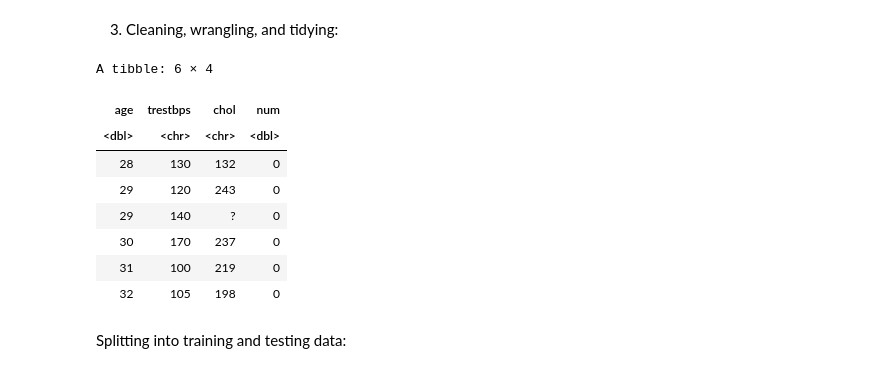
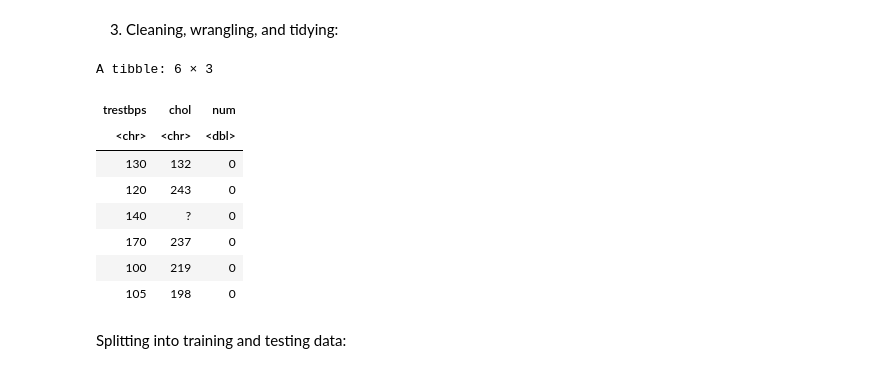
Before and after one commit to Tommy-Hu/dsci_100_heart_disease_project, a Jupyter notebook: Final Report.ipynb, the cells around one changed output. Saved outputs shown, nothing was run; the diff lists cells and outputs as text; code cells hidden in the pictures.

```diff
--- a/Final Report.ipynb
+++ b/Final Report.ipynb
@@ -95,19 +95,19 @@ Warning message:
 3. Cleaning, wrangling, and tidying:
 # %%
 tidy_data <- data |>
-    select(age, trestbps, chol, num)
+    select(trestbps, chol, num) # select only the two variables we want.
 
 head(tidy_data)
 # %% [output]
-A tibble: 6 × 4
+A tibble: 6 × 3
-| age | trestbps | chol | num |
-| <dbl> | <chr> | <chr> | <dbl> |
-| 28 | 130 | 132 | 0 |
-| 29 | 120 | 243 | 0 |
-| 29 | 140 | ? | 0 |
-| 30 | 170 | 237 | 0 |
-| 31 | 100 | 219 | 0 |
-| 32 | 105 | 198 | 0 |
+| trestbps | chol | num |
+| <chr> | <chr> | <dbl> |
+| 130 | 132 | 0 |
+| 120 | 243 | 0 |
+| 140 | ? | 0 |
+| 170 | 237 | 0 |
+| 100 | 219 | 0 |
+| 105 | 198 | 0 |
 # %% [markdown]
 Splitting into training and testing data:
 # %%
```
Also changed, not shown: parts of 3 cells of this notebook.
